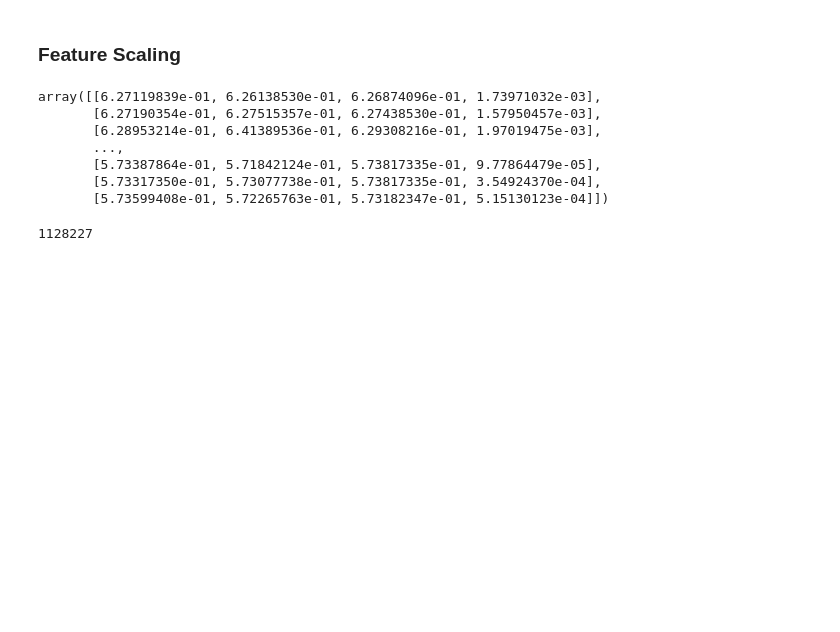
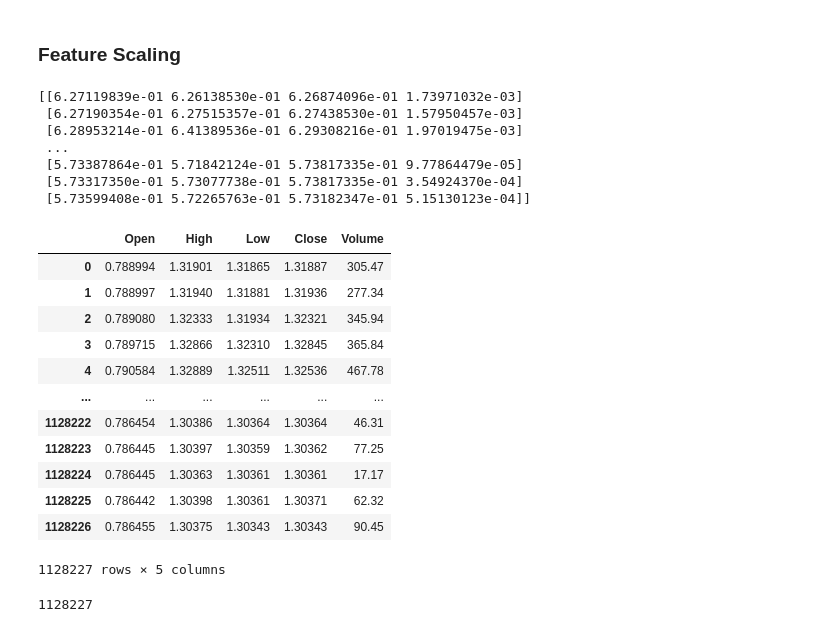
Before and after one commit to MpenduloNxumalo/Linear-Regression-Model, a Jupyter notebook: Assignment 1/Assignment 1.ipynb, the cells around one changed output. Saved outputs shown, nothing was run; the diff lists cells and outputs as text; code cells hidden in the pictures; blank space fills up the shorter version.

```diff
--- a/Assignment 1/Assignment 1.ipynb
+++ b/Assignment 1/Assignment 1.ipynb
@@ -109,15 +112,30 @@ There are 0 missing values and 0 inf values in the Volume column: (array([], dty
 # %%
 sx = preprocessing.MinMaxScaler()
 scaled_X = sx.fit_transform(df.drop('Close',axis=1))[:,:]
-scaled_X
+print(scaled_X)
+df['Open'] = min_max(df['Open'])
+df
 # %% [output]
-array([[6.27119839e-01, 6.26138530e-01, 6.26874096e-01, 1.73971032e-03],
-       [6.27190354e-01, 6.27515357e-01, 6.27438530e-01, 1.57950457e-03],
-       [6.28953214e-01, 6.41389536e-01, 6.29308216e-01, 1.97019475e-03],
-       ...,
-       [5.73387864e-01, 5.71842124e-01, 5.73817335e-01, 9.77864479e-05],
-       [5.73317350e-01, 5.73077738e-01, 5.73817335e-01, 3.54924370e-04],
-       [5.73599408e-01, 5.72265763e-01, 5.73182347e-01, 5.15130123e-04]])
+[[6.27119839e-01 6.26138530e-01 6.26874096e-01 1.73971032e-03]
+ [6.27190354e-01 6.27515357e-01 6.27438530e-01 1.57950457e-03]
+ [6.28953214e-01 6.41389536e-01 6.29308216e-01 1.97019475e-03]
+ ...
+ [5.73387864e-01 5.71842124e-01 5.73817335e-01 9.77864479e-05]
+ [5.73317350e-01 5.73077738e-01 5.73817335e-01 3.54924370e-04]
+ [5.73599408e-01 5.72265763e-01 5.73182347e-01 5.15130123e-04]]
+|  | Open | High | Low | Close | Volume |
+| 0 | 0.788994 | 1.31901 | 1.31865 | 1.31887 | 305.47 |
+| 1 | 0.788997 | 1.31940 | 1.31881 | 1.31936 | 277.34 |
+| 2 | 0.789080 | 1.32333 | 1.31934 | 1.32321 | 345.94 |
+| 3 | 0.789715 | 1.32866 | 1.32310 | 1.32845 | 365.84 |
+| 4 | 0.790584 | 1.32889 | 1.32511 | 1.32536 | 467.78 |
+| ... | ... | ... | ... | ... | ... |
+| 1128222 | 0.786454 | 1.30386 | 1.30364 | 1.30364 | 46.31 |
+| 1128223 | 0.786445 | 1.30397 | 1.30359 | 1.30362 | 77.25 |
+| 1128224 | 0.786445 | 1.30363 | 1.30361 | 1.30361 | 17.17 |
+| 1128225 | 0.786442 | 1.30398 | 1.30361 | 1.30371 | 62.32 |
+| 1128226 | 0.786455 | 1.30375 | 1.30343 | 1.30343 | 90.45 |
+1128227 rows × 5 columns
 # %%
 sy = preprocessing.MinMaxScaler()
 scaled_Y = sy.fit_transform(df['Close'].values.reshape(df.shape[0],1))
```
Also changed, not shown: parts of 7 cells of this notebook.
